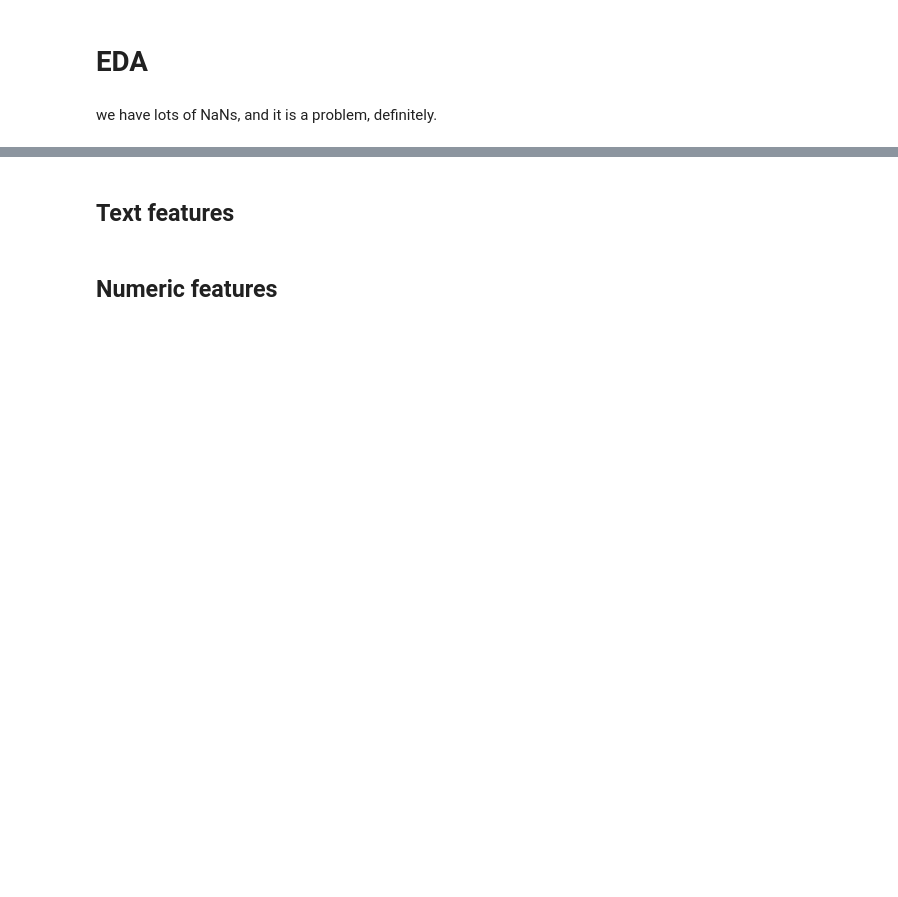
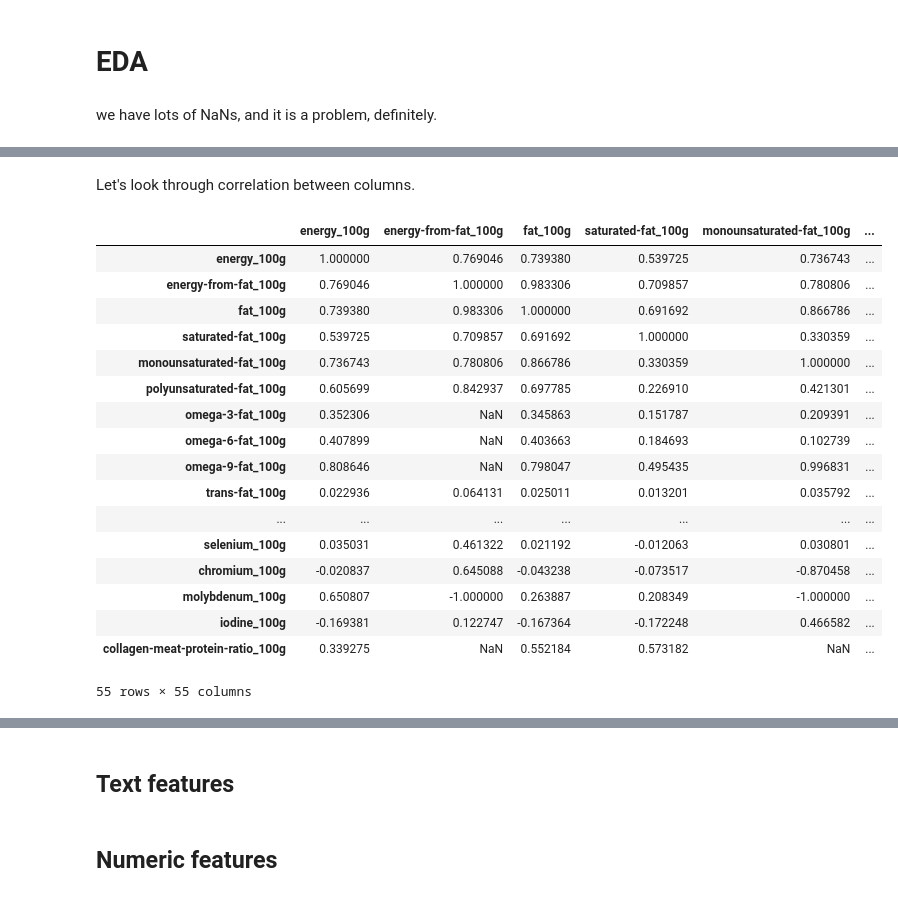
Before and after one commit to ruzanovad/dataset-sessions, a Jupyter notebook: open-food-facts/open-food.ipynb, the cells around one changed output, grey strips where cells are left out. Drawn from its saved outputs; the diff is of its cells as text; code cells hidden in the pictures; blank space fills up the shorter version.

```diff
--- a/open-food-facts/open-food.ipynb
+++ b/open-food-facts/open-food.ipynb
@@ -34,0 +104,24 @@ we have lots of NaNs, and it is a problem, definitely.
+# %% [markdown]
+Let's look through correlation between columns.
+# %%
+df_corr = df[numeric_columns].corr()
+df_corr
+# %% [output]
+|  | energy_100g | energy-from-fat_100g | fat_100g | saturated-fat_100g | monounsaturated-fat_100g | ... |
+| energy_100g | 1.000000 | 0.769046 | 0.739380 | 0.539725 | 0.736743 | ... |
+| energy-from-fat_100g | 0.769046 | 1.000000 | 0.983306 | 0.709857 | 0.780806 | ... |
+| fat_100g | 0.739380 | 0.983306 | 1.000000 | 0.691692 | 0.866786 | ... |
+| saturated-fat_100g | 0.539725 | 0.709857 | 0.691692 | 1.000000 | 0.330359 | ... |
+| monounsaturated-fat_100g | 0.736743 | 0.780806 | 0.866786 | 0.330359 | 1.000000 | ... |
+| polyunsaturated-fat_100g | 0.605699 | 0.842937 | 0.697785 | 0.226910 | 0.421301 | ... |
+| omega-3-fat_100g | 0.352306 | NaN | 0.345863 | 0.151787 | 0.209391 | ... |
+| omega-6-fat_100g | 0.407899 | NaN | 0.403663 | 0.184693 | 0.102739 | ... |
+| omega-9-fat_100g | 0.808646 | NaN | 0.798047 | 0.495435 | 0.996831 | ... |
+| trans-fat_100g | 0.022936 | 0.064131 | 0.025011 | 0.013201 | 0.035792 | ... |
+| ... | ... | ... | ... | ... | ... | ... |
+| selenium_100g | 0.035031 | 0.461322 | 0.021192 | -0.012063 | 0.030801 | ... |
+| chromium_100g | -0.020837 | 0.645088 | -0.043238 | -0.073517 | -0.870458 | ... |
+| molybdenum_100g | 0.650807 | -1.000000 | 0.263887 | 0.208349 | -1.000000 | ... |
+| iodine_100g | -0.169381 | 0.122747 | -0.167364 | -0.172248 | 0.466582 | ... |
+| collagen-meat-protein-ratio_100g | 0.339275 | NaN | 0.552184 | 0.573182 | NaN | ... |
+55 rows × 55 columns
```
Also changed, not shown: parts of 10 cells of this notebook.
